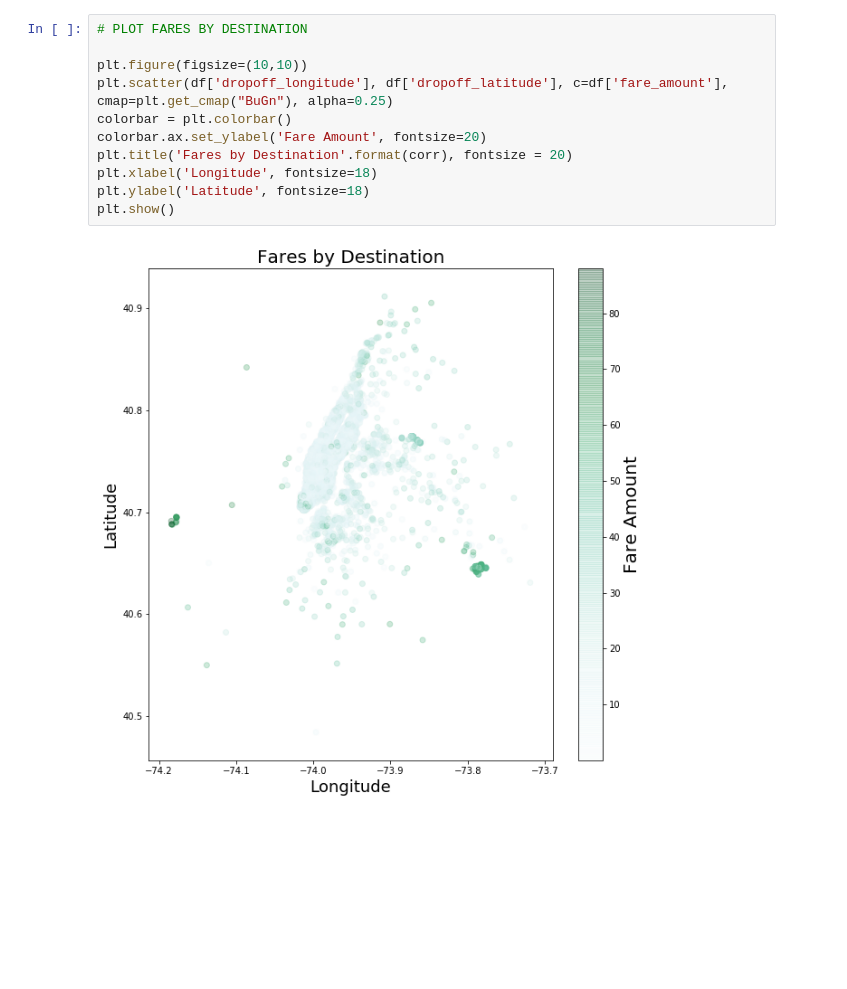
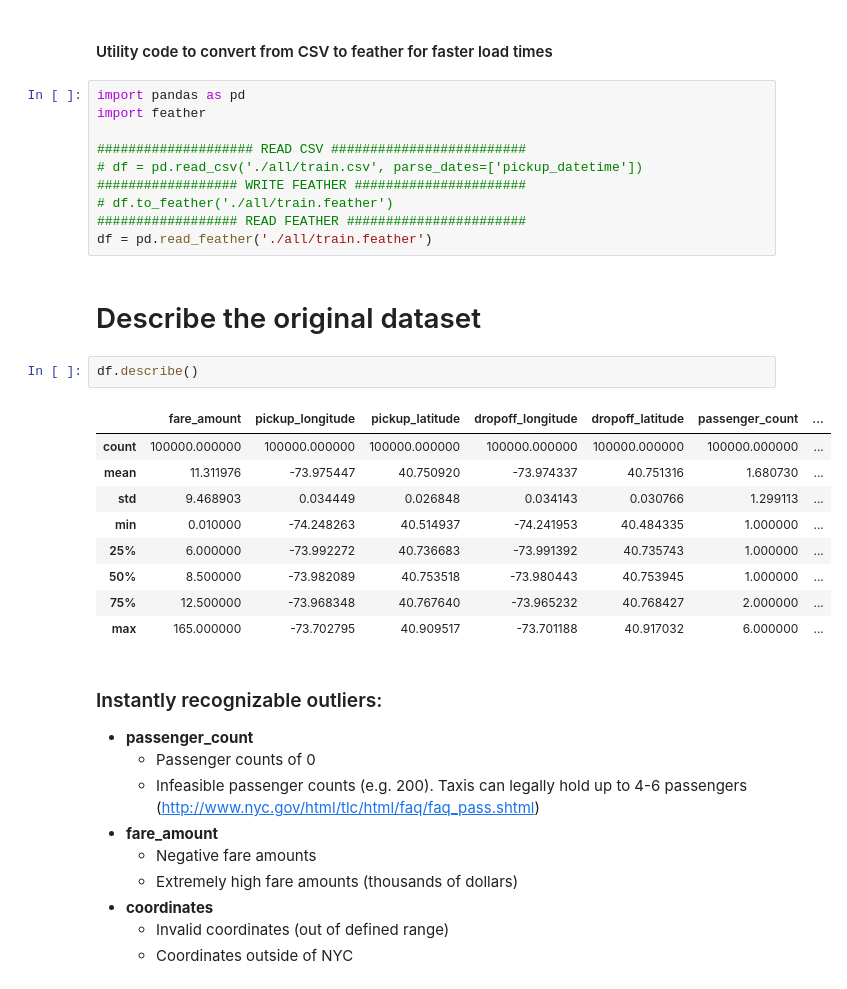
Before and after one commit to milto-github/kaggle-nyc-taxi, a Jupyter notebook: notebook.ipynb, the cells around one changed output. Cells and saved outputs as stored; diff of their text form; blank space fills up the shorter version.

```diff
--- a/notebook.ipynb
+++ b/notebook.ipynb
@@ -266,13 +1,37 @@ plt.show()
-# %%
-# PLOT FARES BY DESTINATION
-
-plt.figure(figsize=(10,10))
-plt.scatter(df['dropoff_longitude'], df['dropoff_latitude'], c=df['fare_amount'], cmap=plt.get_cmap("BuGn"), alpha=0.25)
-colorbar = plt.colorbar()
-colorbar.ax.set_ylabel('Fare Amount', fontsize=20)
-plt.title('Fares by Destination'.format(corr), fontsize = 20)
-plt.xlabel('Longitude', fontsize=18)
-plt.ylabel('Latitude', fontsize=18)
-plt.show()
-# %% [output]
-[figure, removed]
+# %% [markdown]
+#### Utility code to convert from CSV to feather for faster load times
+# %%
+import pandas as pd
+import feather
+
+#################### READ CSV #########################
+# df = pd.read_csv('./all/train.csv', parse_dates=['pickup_datetime'])
+################## WRITE FEATHER ######################
+# df.to_feather('./all/train.feather')
+################## READ FEATHER #######################
+df = pd.read_feather('./all/train.feather')
+# %% [markdown]
+# Describe the original dataset
+# %%
+df.describe()
+# %% [output]
+|  | fare_amount | pickup_longitude | pickup_latitude | dropoff_longitude | dropoff_latitude | passenger_count | ... |
+| count | 100000.000000 | 100000.000000 | 100000.000000 | 100000.000000 | 100000.000000 | 100000.000000 | ... |
+| mean | 11.311976 | -73.975447 | 40.750920 | -73.974337 | 40.751316 | 1.680730 | ... |
+| std | 9.468903 | 0.034449 | 0.026848 | 0.034143 | 0.030766 | 1.299113 | ... |
+| min | 0.010000 | -74.248263 | 40.514937 | -74.241953 | 40.484335 | 1.000000 | ... |
+| 25% | 6.000000 | -73.992272 | 40.736683 | -73.991392 | 40.735743 | 1.000000 | ... |
+| 50% | 8.500000 | -73.982089 | 40.753518 | -73.980443 | 40.753945 | 1.000000 | ... |
+| 75% | 12.500000 | -73.968348 | 40.767640 | -73.965232 | 40.768427 | 2.000000 | ... |
+| max | 165.000000 | -73.702795 | 40.909517 | -73.701188 | 40.917032 | 6.000000 | ... |
+# %% [markdown]
+### Instantly recognizable outliers:
+* **passenger_count**
+    * Passenger counts of 0
+    * Infeasible passenger counts (e.g. 200). Taxis can legally hold up to 4-6 passengers (http://www.nyc.gov/html/tlc/html/faq/faq_pass.shtml)
+* **fare_amount**
+    * Negative fare amounts
+    * Extremely high fare amounts (thousands of dollars)
+* **coordinates**
+    * Invalid coordinates (out of defined range)
+    * Coordinates outside of NYC
```
Also changed, not shown: parts of 60 cells of this notebook.
